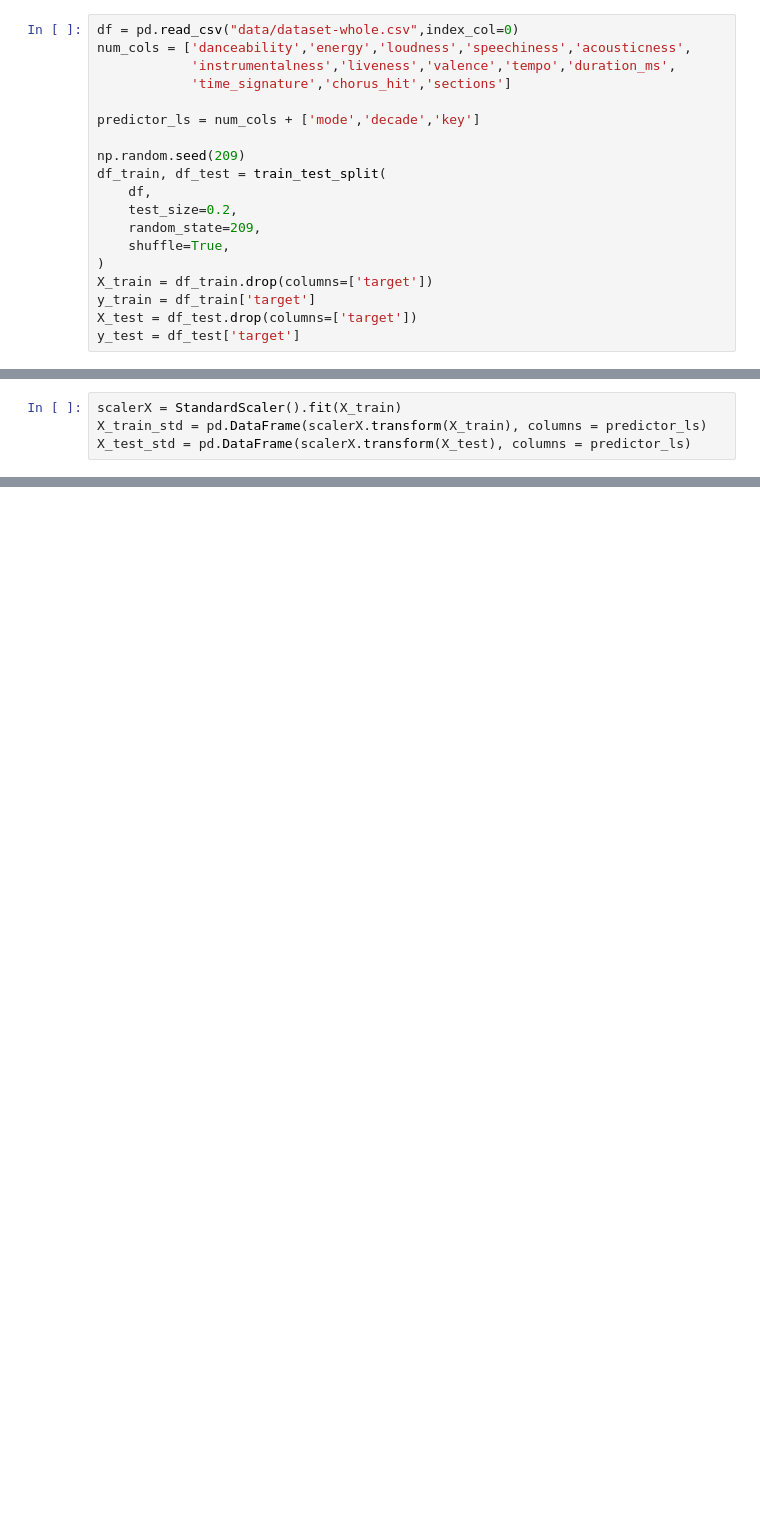
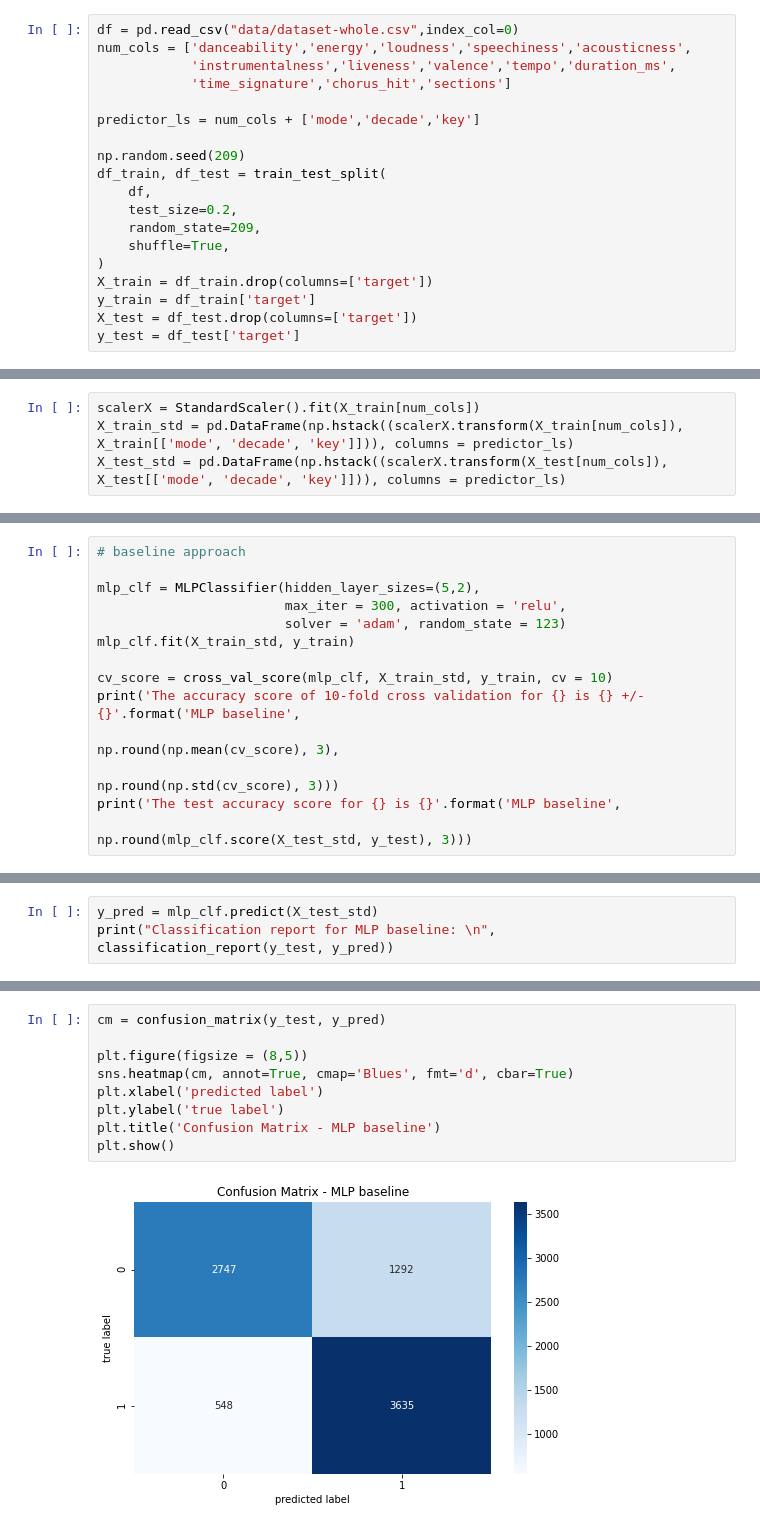
Before and after one commit to miaowu128/Spotify_Song_Hit_Prediction, a Jupyter notebook: mlp_results.ipynb, the cells around one changed output, grey strips where cells are left out. Drawn from its saved outputs; the diff is of its cells as text; blank space fills up the shorter version.

```diff
--- a/mlp_results.ipynb
+++ b/mlp_results.ipynb
@@ -32,4 +47,4 @@ y_test = df_test['target']
 # %%
-scalerX = StandardScaler().fit(X_train)
-X_train_std = pd.DataFrame(scalerX.transform(X_train), columns = predictor_ls)
-X_test_std = pd.DataFrame(scalerX.transform(X_test), columns = predictor_ls)
+scalerX = StandardScaler().fit(X_train[num_cols])
+X_train_std = pd.DataFrame(np.hstack((scalerX.transform(X_train[num_cols]), X_train[['mode', 'decade', 'key']])), columns = predictor_ls)
+X_test_std = pd.DataFrame(np.hstack((scalerX.transform(X_test[num_cols]), X_test[['mode', 'decade', 'key']])), columns = predictor_ls)
@@ -51,0 +53,14 @@ X_train_std
+# %%
+# baseline approach
+
+mlp_clf = MLPClassifier(hidden_layer_sizes=(5,2),
+                        max_iter = 300, activation = 'relu',
+                        solver = 'adam', random_state = 123)
+mlp_clf.fit(X_train_std, y_train)
+
+cv_score = cross_val_score(mlp_clf, X_train_std, y_train, cv = 10)
+print('The accuracy score of 10-fold cross validation for {} is {} +/- {}'.format('MLP baseline',
+                                                                                np.round(np.mean(cv_score), 3),
+                                                                                np.round(np.std(cv_score), 3)))
+print('The test accuracy score for {} is {}'.format('MLP baseline',
+                                                    np.round(mlp_clf.score(X_test_std, y_test), 3)))
@@ -51,0 +70,3 @@ X_train_std
+# %%
+y_pred = mlp_clf.predict(X_test_std)
+print("Classification report for MLP baseline: \n", classification_report(y_test, y_pred))
@@ -51,0 +83,11 @@ X_train_std
+# %%
+cm = confusion_matrix(y_test, y_pred)
+
+plt.figure(figsize = (8,5))
+sns.heatmap(cm, annot=True, cmap='Blues', fmt='d', cbar=True)
+plt.xlabel('predicted label')
+plt.ylabel('true label')
+plt.title('Confusion Matrix - MLP baseline')
+plt.show()
+# %% [output]
+[figure, added]
```
Also changed, not shown: parts of 15 cells of this notebook.
